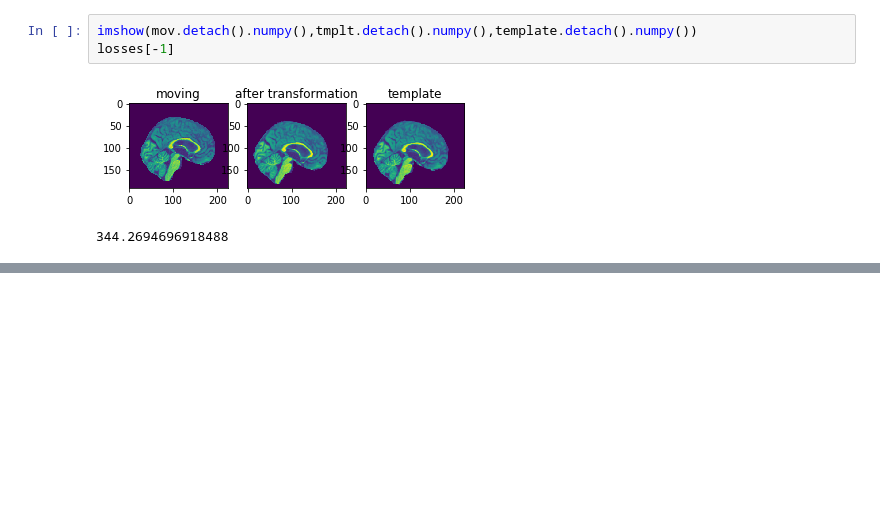
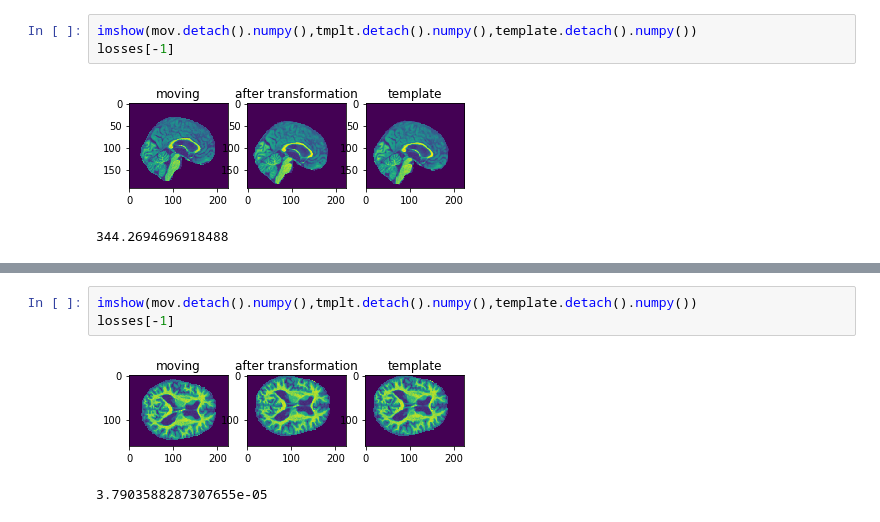
Before and after one commit to YuanHao97/Affine-Transform-Registration, a Jupyter notebook: pytorch 2D SGD.ipynb, the cells around one changed output, grey strips where cells are left out. Drawn from its saved outputs; the diff is of its cells as text; blank space fills up the shorter version.

```diff
--- a/pytorch 2D SGD.ipynb
+++ b/pytorch 2D SGD.ipynb
@@ -216,0 +248,6 @@ losses[-1]
+# %%
+imshow(mov.detach().numpy(),tmplt.detach().numpy(),template.detach().numpy())
+losses[-1]
+# %% [output]
+[figure, added]
+3.7903588287307655e-05
```
Also changed, not shown: parts of 6 cells of this notebook, 5 other files.
